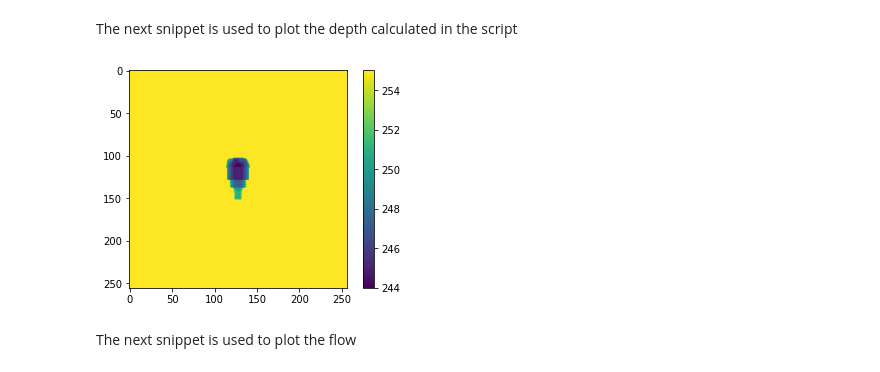
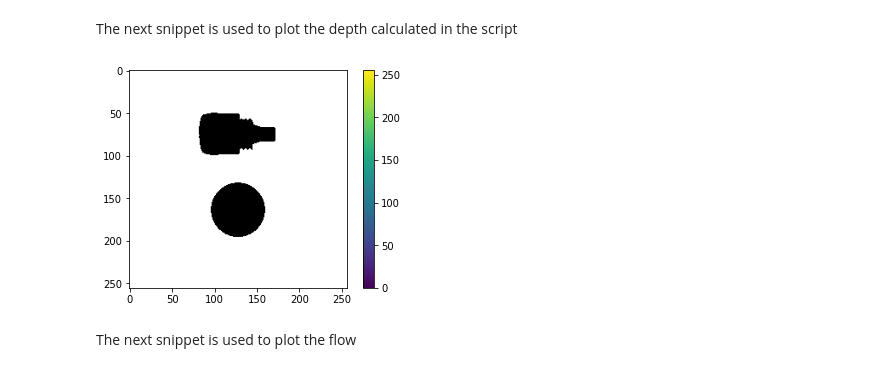
Before and after one commit to onorabil/blenderRenderer, a Jupyter notebook: PreviewData.ipynb, the cells around one changed output. Drawn from its saved outputs; the diff is of its cells as text; code cells hidden in the pictures.

```diff
--- a/PreviewData.ipynb
+++ b/PreviewData.ipynb
@@ -27,18 +28,19 @@ def exr2depth(path):
     img[img > maxvalue] = maxvalue
     img = img / maxvalue * 255
 
+    img = cv2.cvtColor(img, cv2.COLOR_GRAY2RGB)
     img = np.array(img).astype(np.uint8).reshape(img.shape[0], img.shape[1], -1)
 
     return img
 # %%
-depth_data = exr2depth("C:/dev/tmp/output/object01_depth0120.exr")
+depth_data = exr2depth("./out/000001depth.exr")
 
 fig = plt.figure()
 plt.imshow(depth_data)
 plt.colorbar()
 plt.show()
 # %% [output]
-[figure, old version]
+[figure, new version]
 # %% [markdown]
 The next snippet is used to plot the flow
 # %%
```
Also changed, not shown: parts of 9 cells of this notebook, 2 other files.
